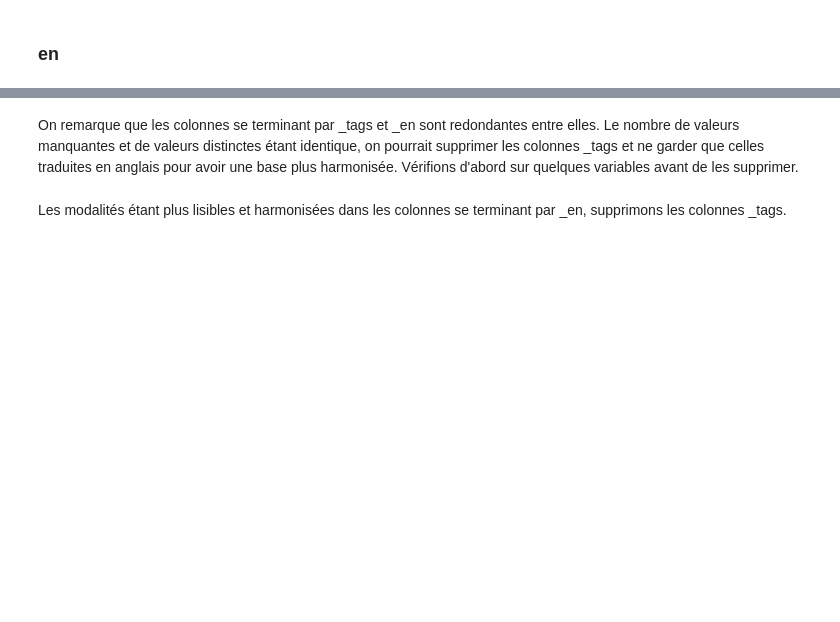
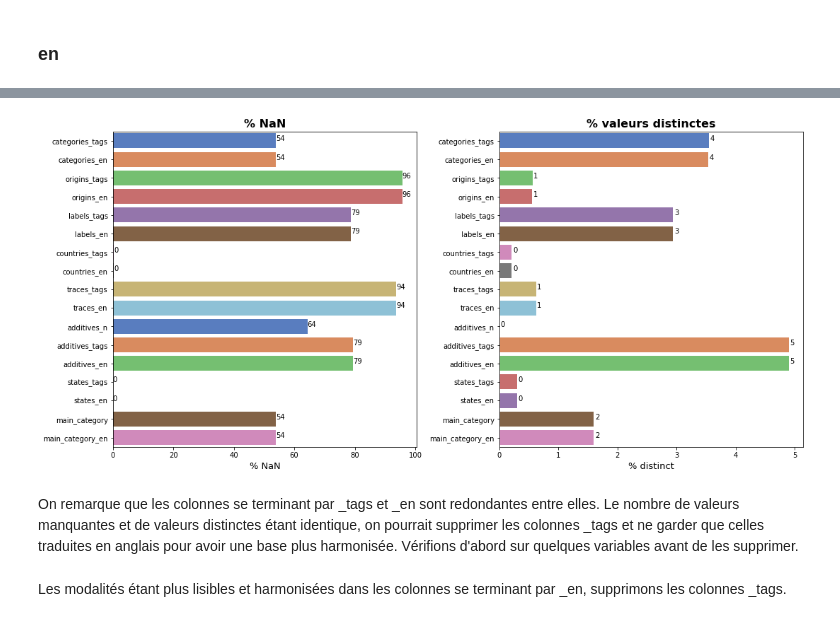
Before and after one commit to Milie-Mimi/OC_DS_Project3, a Jupyter notebook: Projet_3_Cleaning_EGR.ipynb, the cells around one changed output, grey strips where cells are left out. Saved outputs shown, nothing was run; the diff lists cells and outputs as text; code cells hidden in the pictures; blank space fills up the shorter version.

```diff
--- a/Projet_3_Cleaning_EGR.ipynb
+++ b/Projet_3_Cleaning_EGR.ipynb
@@ -477,0 +509,4 @@ print(f"Nombre de lignes: {openfoodfacts_tags.shape[0]}\nNombre de variables: {o
+# %%
+liste_col_suppr = openfoodfacts.iloc[:,(openfoodfacts.columns.isin(liste_col_tags)) &
+                                        (~openfoodfacts.columns.str.endswith('_tags'))].columns.unique().tolist()
+print(f"Liste des variables à supprimer: \n\n {liste_col_suppr}")
@@ -481,0 +539,17 @@ La documentation nous indique que ces variables sont la traduction des variables
+# %%
+def liste_col_prefixe(dataframe, keyword):
+    ''' Fonction qui permet de récupérer le préfixe des colonnes se terminant par un mot clef et qui retourne une liste
+    de ces variables et des variables associées qui contiennent le préfixe. L'objectif est de s'assurer que ces variables
+    n'apportent pas la même information.'''
+
+    liste_col_keyword_prefixe = [i.replace(f'_{keyword}', '') for i in dataframe.iloc[
+    :,dataframe.columns.str.endswith(keyword)].columns.unique().tolist()]
+
+    liste_col_select = dataframe.iloc[:, dataframe.columns.str.startswith(
+        tuple(liste_col_keyword_prefixe))].columns.unique().tolist()
+
+    liste_col_select.sort()
+
+    return dataframe.iloc[:,dataframe.columns.isin(liste_col_select)].columns
+# %%
+liste_col_en = liste_col_prefixe(openfoodfacts_tags, 'en')
@@ -482,3 +577,7 @@ La documentation nous indique que ces variables sont la traduction des variables
+# %%
+completion_distinct_plots(openfoodfacts.iloc[:,openfoodfacts.columns.isin(liste_col_en)])
+# %% [output]
+[figure, added]
 # %%
 # Pour chaque colonne se terminant par _en, je scinde son nom en plusieurs mots à partir du délimiteur _
 # Je choisis l'indice [0] correspondant au premier élément
```
Also changed, not shown: parts of 43 cells of this notebook.
